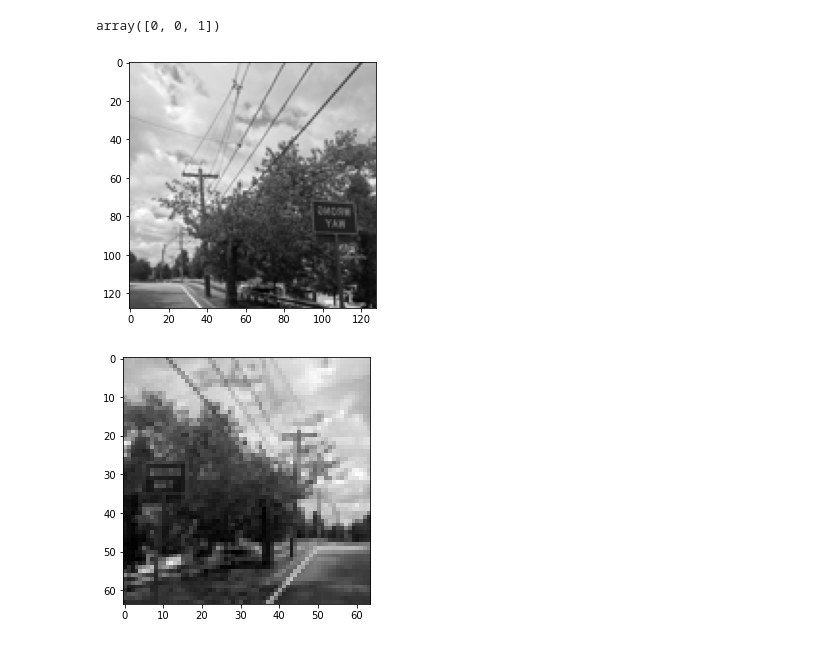
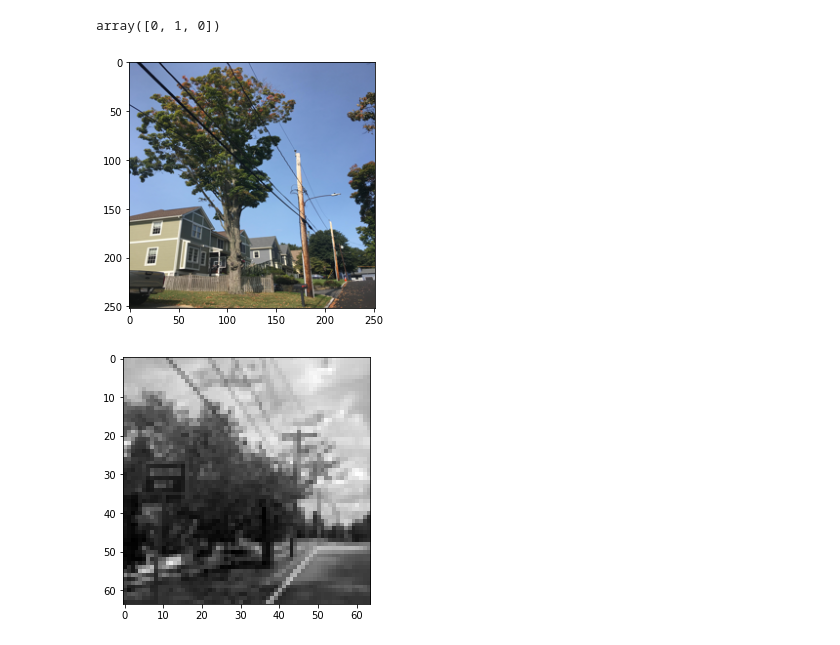
Before and after one commit to narslab/vis-inference, a Jupyter notebook: bin/jupyter/plot-processed-images.ipynb, the cells around one changed output. Saved outputs shown, nothing was run; the diff lists cells and outputs as text; code cells hidden in the pictures.

```diff
--- a/bin/jupyter/plot-processed-images.ipynb
+++ b/bin/jupyter/plot-processed-images.ipynb
@@ -2,19 +2,25 @@
 import numpy as np
 import matplotlib.pyplot as plt
 # %%
-imd128 = np.load('../../data/tidy/preprocessed_images/size128_exp5_Pr_Po_Im.npy',allow_pickle = True)
-imd64 = np.load('../../data/tidy/preprocessed_images/size64_exp5_Pr_Po_Im.npy',allow_pickle = True)
+imd252 = np.load('../../data/tidy/preprocessed-images/w-252px-h-252px-scenario-Pr_Po_Im-train.npy',allow_pickle = True)
+#imd64 = np.load('../../data/tidy/preprocessed_images/size64_exp5_Pr_Po_Im.npy',allow_pickle = True)
-# %%
-imd128[4][1]
-# %% [output]
-array([0, 0, 1])
-# %%
-imd128[20][1]
-plt.imshow(imd128[260][0], cmap = 'gist_gray')
-plt.tight_layout()
-plt.savefig('../../figures/processed-image-128px-260.png',bbox_inches='tight')#, dpi=180)
-# %% [output]
-[figure, removed]
+# %%
+imd252[100][1]
+# %% [output]
+array([0, 1, 0])
+# %%
+## imd252[4][1]
+plt.figure()
+plt.imshow(np.rot90(imd252[159][0]), cmap = 'gist_gray', ) #retain only odd-numbered indices for paper (plot-processed-images.py)
+plt.tight_layout()
+
+# plt.figure()
+# plt.imshow(np.fliplr(imd252[158][0]), cmap = 'gist_gray', ) #retain only odd-numbered indices for paper
+#plt.imshow(np.flipud(imd252[158][0]), cmap = 'gist_gray', ) #retain only odd-numbered indices for paper
+# plt.tight_layout()
+#plt.savefig('../../figures/processed-image-128px-260.png',bbox_inches='tight')#, dpi=180)
+# %% [output]
+[figure, added]
 # %%
 #imd64[21][1]
 plt.imshow(imd64[264][0], cmap = 'gist_gray')#, interpolation='antialiased')
```
Also changed, not shown: 4 other files.
